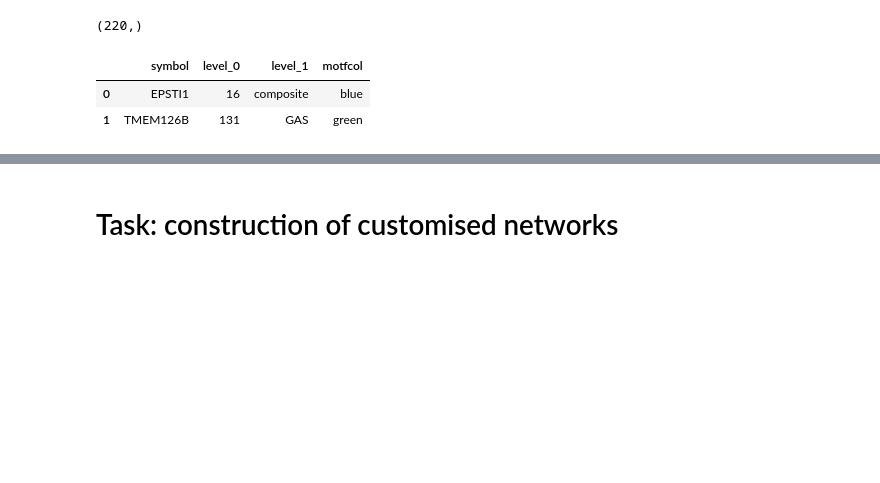
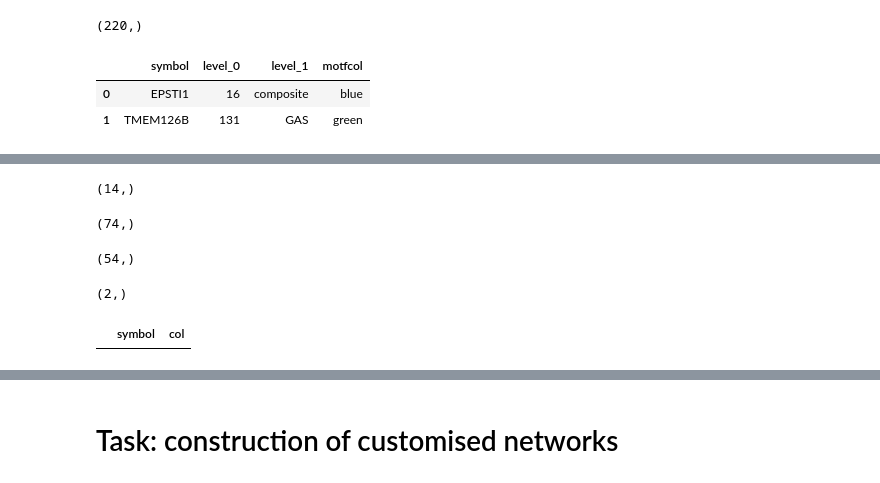
Before and after one commit to peculiar97/networks_motifs, a Jupyter notebook: Networks.ipynb, the cells around one changed output, grey strips where cells are left out. Saved outputs shown, nothing was run; the diff lists cells and outputs as text; code cells hidden in the pictures; blank space fills up the shorter version.

Commit message:
Added IFNa/g-specific networks composed of overlapping genes between IFNa&g

```diff
--- a/Networks.ipynb
+++ b/Networks.ipynb
@@ -414,0 +462,79 @@ for i in x:
+# %%
+# overlapping between ST1 and IRF1
+
+dfs = [st1_ov_a, ir1_ov_a]
+st1_ir1_only = reduce(lambda left,right: pd.merge(left, right, on="symbol"), dfs).reset_index(drop=True).iloc[:,0]
+st1_ir1_only.shape
+st1_ir1_only_only = pd.merge(st1_ir1_only, st1_ir1_9, how='left', indicator=True).loc[lambda x: x['_merge'] == "left_only"].iloc[:,0]
+#st1_ir1_only = pd.merge(st1_ir1, st2_ov_a, how="left", indicator=True).loc[lambda x:x["_merge"] == "left_only"].iloc[:,0]
+#st1_ir1_only.shape
+st1_ir1_only_only.shape
+# %% [output]
+(14,)
+# %%
+# Finding ST1_only genes
+dfs = [ir1_ov_a, ir9_ov_a]
+
+ir1_9 = reduce(lambda left,right: pd.merge(left,right, how="outer"), dfs)
+
+st1_only=pd.merge(st1_ov_a, ir1_9, how="left", indicator=True).loc[lambda x: x['_merge'] == "left_only"].reset_index(drop=True).iloc[:,0]
+st1_only.shape
+# %% [output]
+(74,)
+# %%
+# Finding IRF1_only genes
+dfs = [st1_ov_a, ir9_ov_a]
+st1_ir9 = reduce(lambda left,right : pd.merge(left,right, how="outer"),dfs)
+
+# https://stackoverflow.com/questions/48647534/python-pandas-find-difference-between-two-data-frames
+ir1_only=pd.merge(ir1_ov_a, st1_ir9, how="left", indicator=True).loc[lambda x: x['_merge'] != 'both'].reset_index(drop=True).iloc[:,0]
+ir1_only.shape
+# %% [output]
+(54,)
+# %%
+# Finding IRF9_only genes
+dfs = [st1_ov_a, ir1_ov_a]
+st1_ir1 = reduce(lambda left,right : pd.merge(left,right, how="outer"),dfs)
+
+# https://stackoverflow.com/questions/48647534/python-pandas-find-difference-between-two-data-frames
+ir9_only=pd.merge(ir9_ov_a, st1_ir1, how="left", indicator=True).loc[lambda x: x['_merge'] != 'both'].reset_index(drop=True).iloc[:,0]
+ir9_only.shape
+# %% [output]
+(2,)
+# %%
+# Preparing the colour table
+
+columns = ["symbol", "col"]
+df_st1_ir1_9 = pd.DataFrame(columns=columns)
+df_st1_ir1_9['symbol'] = st1_ir1_9
+df_st1_ir1_9['col'] = "#ADFF2F"
+
+columns = ["symbol", "col"]
+df_ir1_only = pd.DataFrame(columns=columns)
+df_ir1_only['symbol'] = ir1_only
+df_ir1_only['col'] = "#40E0D0"
+
+columns = ["symbol", "col"]
+df_ir9_only = pd.DataFrame(columns=columns)
+df_ir9_only['symbol'] = ir9_only
+df_ir9_only['col'] = "#FF0000"
+
+columns = ["symbol", "col"]
+df_st1_only = pd.DataFrame(columns=columns)
+df_st1_only['symbol'] = st1_only
+df_st1_only['col'] = "#DAA520"
+
+columns = ["symbol", "col"]
+df_st1_ir1_only = pd.DataFrame(columns=columns)
+df_st1_ir1_only['symbol'] = st1_ir1_only_only
+df_st1_ir1_only['col'] = "#FFD700"
+
+col_tabl = pd.concat([df_st1_ir1_9, df_ir9_only, df_ir1_only, df_st1_only, df_st1_ir1_only], ignore_index=True)
+
+
+
+col_tabl.to_csv("col_tabl_INFy.tsv", index=False, sep="\t")
+# %%
+col_tabl[col_tabl['symbol'].duplicated()]
+# %% [output]
+|  | symbol | col |
```
Also changed, not shown: parts of 61 cells of this notebook.
